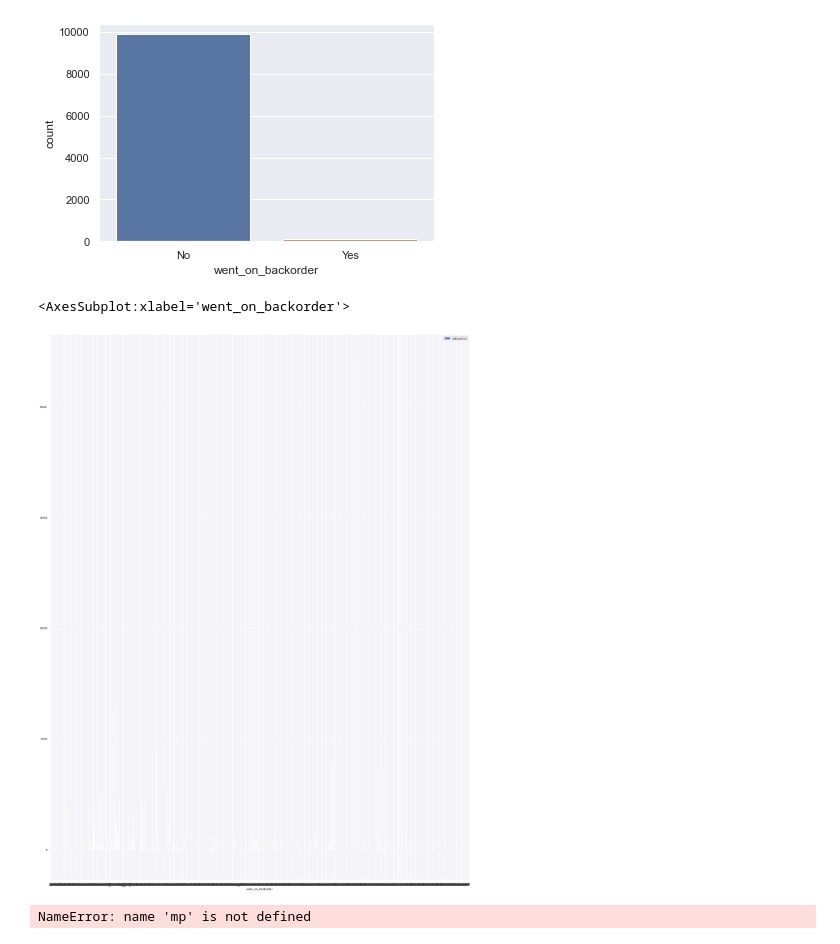
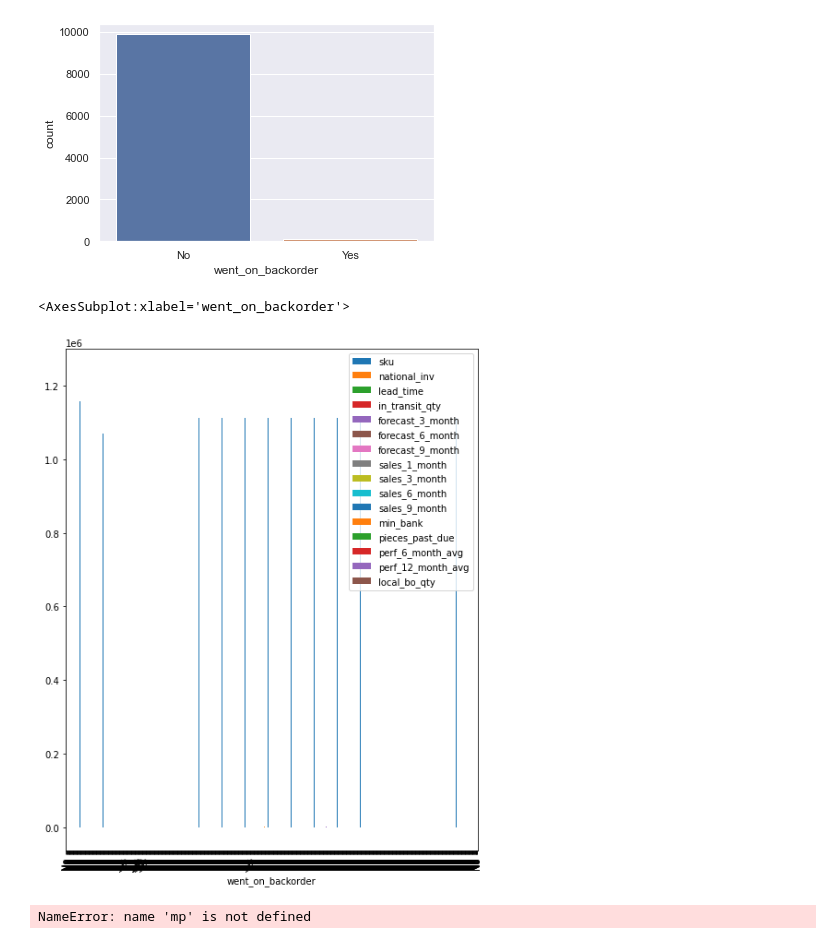
Before and after one commit to Abhikudale/Back_Order_Prediction, a Jupyter notebook: notebook/Test1.ipynb, the cells around one changed output. Saved outputs shown, nothing was run; the diff lists cells and outputs as text; code cells hidden in the pictures.

```diff
--- a/notebook/Test1.ipynb
+++ b/notebook/Test1.ipynb
@@ -4,5 +0,0 @@ import numpy as np
-# %%
-df=pd.read_csv(r"C:\MLProjects\Back_Order_Prediction\datasets\Kaggle_Training_Dataset_v2.csv")
-# %%
-df=df.head(10000)
-df.columns
@@ -36,10 +27,10 @@ sns.countplot(x='went_on_backorder', data=df)
 # %%
 import matplotlib.pyplot as plt
 
-df.plot(x='national_inv', y=['went_on_backorder'] , kind="bar", figsize=(9, 10))
+df.plot('went_on_backorder' , kind="bar", figsize=(8, 10))
 # %% [output]
 <AxesSubplot:xlabel='went_on_backorder'>
-[figure, old version]
+[figure, new version]
 # %%
 'lead_time', 'in_transit_qty',
 'forecast_3_month', 'forecast_6_month', 'forecast_9_month',
```
Also changed, not shown: parts of 11 cells of this notebook, 4 other files.
